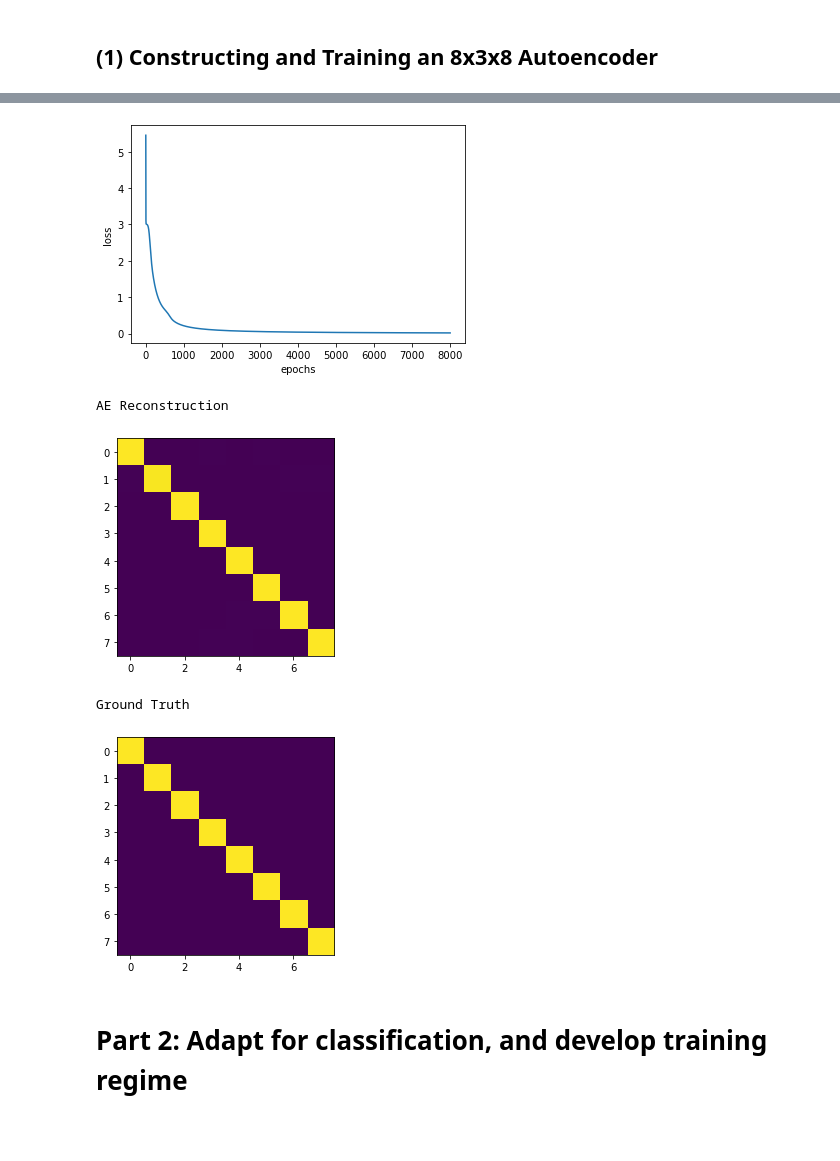
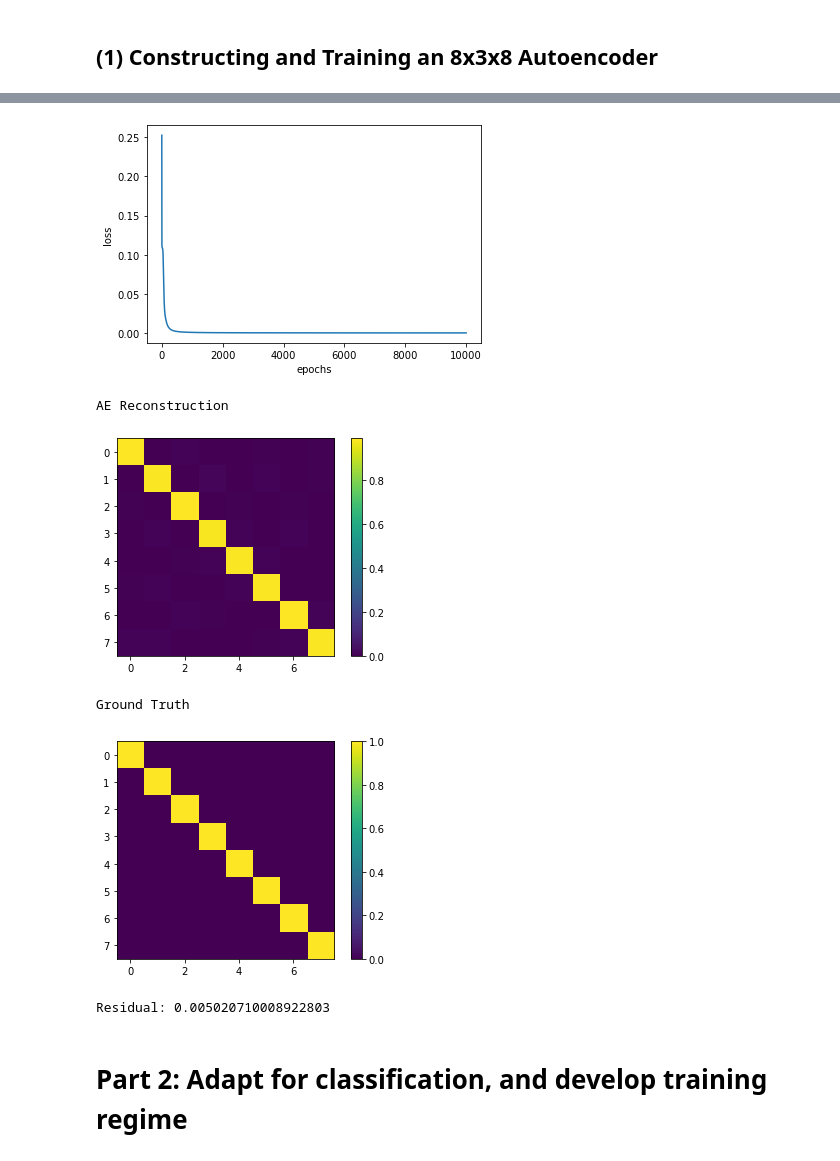
Before and after one commit to pgrosjean/Project3, a Jupyter notebook: Parker_Grosjean_Project3.ipynb, the cells around one changed output, grey strips where cells are left out. Saved outputs shown, nothing was run; the diff lists cells and outputs as text; code cells hidden in the pictures; blank space fills up the shorter version.

```diff
--- a/Parker_Grosjean_Project3.ipynb
+++ b/Parker_Grosjean_Project3.ipynb
@@ -15,43 +19,49 @@ from scripts import preprocess
 # %%
 # Defining neccessary hyperparameters for the autoencoder
 nn_architecture = [{'input_dim': 8, 'output_dim': 3, 'activation': 'sigmoid'},
                    {'input_dim': 3, 'output_dim': 8, 'activation': 'sigmoid'}]
-loss_function = 'binary_crossentropy'
-learning_rate = 1
-seed = 14
-epochs = 8000
+loss_function = 'mse'
+learning_rate = 10
+seed = 20
+epochs = 10000
 
 # Generating autoencoder NN class instance
 identity_ae = NN.NeuralNetwork(nn_architecture, lr=learning_rate, seed=seed, epochs=epochs, loss_function=loss_function)
 
 # Defining Data for use in the autoencoder
 X = np.eye(8,8)
 y = X
 
 # Training the Auto Encoder
-per_epoch_loss_train, per_epoch_loss_val = identity_ae.fit(X, y, X, y)
+per_epoch_loss_train, per_epoch_loss_val, _, _ = identity_ae.fit(X, y, X, y)
 
 # plotting Loss Curve
 fig = plt.figure()
 plt.plot(np.arange(len(per_epoch_loss_train)), per_epoch_loss_train)
 plt.xlabel('epochs')
 plt.ylabel('loss')
 plt.show()
 
-
 # Plotting input vs output to show comparability
 print('AE Reconstruction')
 plt.imshow(identity_ae.predict(X))
+plt.colorbar()
 plt.show()
 print('Ground Truth')
 plt.imshow(X)
+plt.colorbar()
 plt.show()
+
+# Calculating Residual.
+res = np.mean(np.abs((identity_ae.predict(X) - X)))
+print(f'Residual: {res}')
 # %% [output]
-[figure, old version]
+[figure, new version]
 AE Reconstruction
-[figure, old version]
+[figure, new version]
 Ground Truth
-[figure, old version]
+[figure, new version]
+Residual: 0.005020710008922803
 # %% [markdown]
 # Part 2: Adapt for classification, and develop training regime
 # %% [markdown]
```
Also changed, not shown: parts of 11 cells of this notebook, 2 other files.
